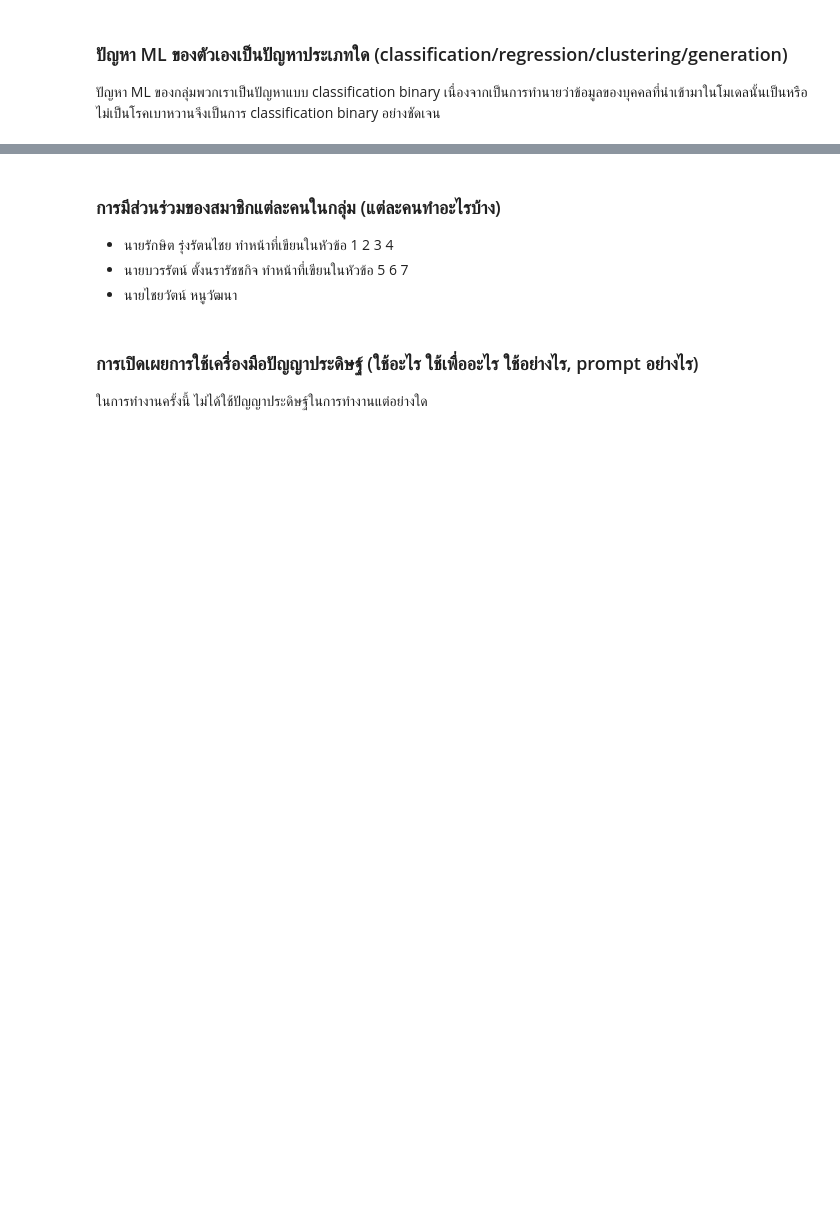
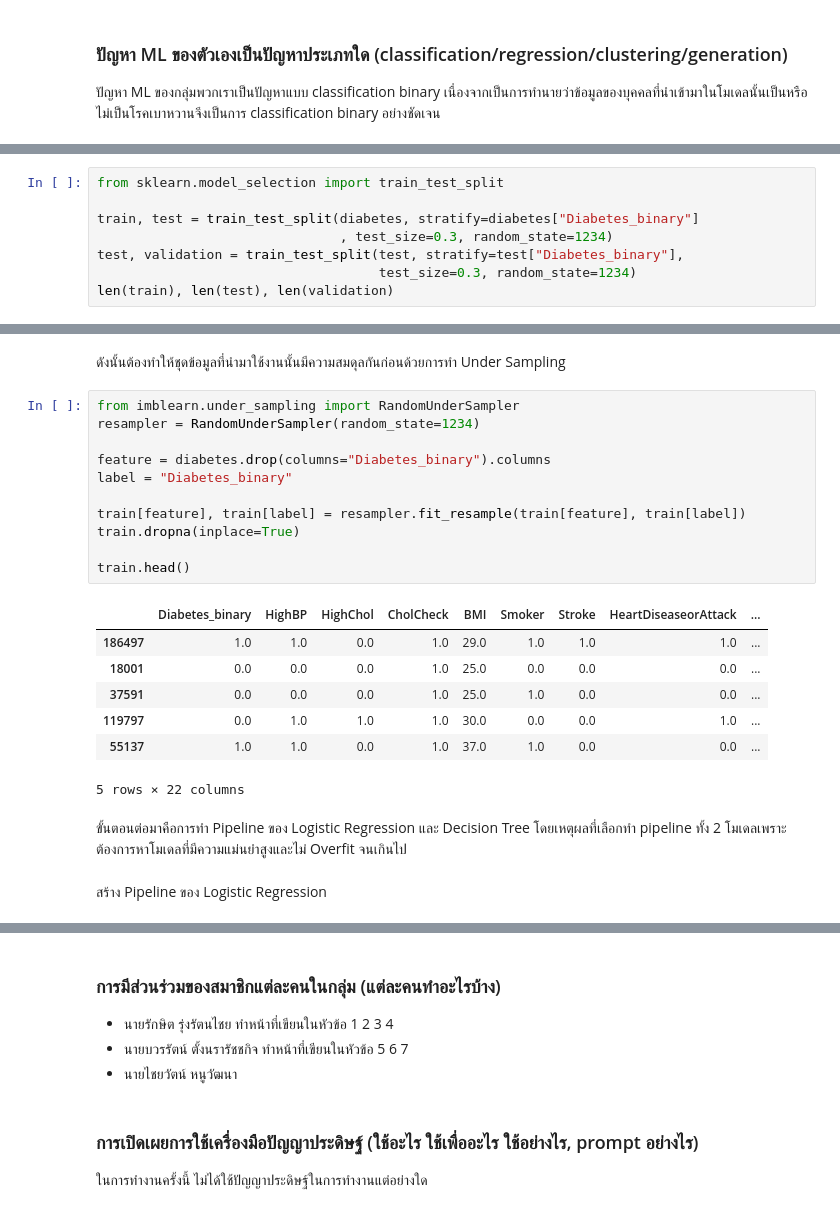
Before and after one commit to thg1rb/MLS-model-dev, a Jupyter notebook: diabetes.ipynb, the cells around one changed output, grey strips where cells are left out. Cells and saved outputs as stored; diff of their text form; blank space fills up the shorter version.

```diff
--- a/diabetes.ipynb
+++ b/diabetes.ipynb
@@ -16,0 +33,8 @@ Link to data: https://www.kaggle.com/datasets/alexteboul/diabetes-health-indicat
+# %%
+from sklearn.model_selection import train_test_split
+
+train, test = train_test_split(diabetes, stratify=diabetes["Diabetes_binary"]
+                               , test_size=0.3, random_state=1234)
+test, validation = train_test_split(test, stratify=test["Diabetes_binary"],
+                                    test_size=0.3, random_state=1234)
+len(train), len(test), len(validation)
@@ -16,0 +52,25 @@ Link to data: https://www.kaggle.com/datasets/alexteboul/diabetes-health-indicat
+# %% [markdown]
+ดังนั้นต้องทำให้ชุดข้อมูลที่นำมาใช้งานนั้นมีความสมดุลกันก่อนด้วยการทำ Under Sampling
+# %%
+from imblearn.under_sampling import RandomUnderSampler
+resampler = RandomUnderSampler(random_state=1234)
+
+feature = diabetes.drop(columns="Diabetes_binary").columns
+label = "Diabetes_binary"
+
+train[feature], train[label] = resampler.fit_resample(train[feature], train[label])
+train.dropna(inplace=True)
+
+train.head()
+# %% [output]
+|  | Diabetes_binary | HighBP | HighChol | CholCheck | BMI | Smoker | Stroke | HeartDiseaseorAttack | ... |
+| 186497 | 1.0 | 1.0 | 0.0 | 1.0 | 29.0 | 1.0 | 1.0 | 1.0 | ... |
+| 18001 | 0.0 | 0.0 | 0.0 | 1.0 | 25.0 | 0.0 | 0.0 | 0.0 | ... |
+| 37591 | 0.0 | 0.0 | 0.0 | 1.0 | 25.0 | 1.0 | 0.0 | 0.0 | ... |
+| 119797 | 0.0 | 1.0 | 1.0 | 1.0 | 30.0 | 0.0 | 0.0 | 1.0 | ... |
+| 55137 | 1.0 | 1.0 | 0.0 | 1.0 | 37.0 | 1.0 | 0.0 | 0.0 | ... |
+5 rows × 22 columns
+# %% [markdown]
+ขั้นตอนต่อมาคือการทำ Pipeline ของ Logistic Regression และ Decision Tree โดยเหตุผลที่เลือกทำ pipeline ทั้ง 2 โมเดลเพราะ ต้องการหาโมเดลที่มีความแม่นยำสูงและไม่ Overfit จนเกินไป
+# %% [markdown]
+สร้าง Pipeline ของ Logistic Regression
```
Also changed, not shown: parts of 25 cells of this notebook.
